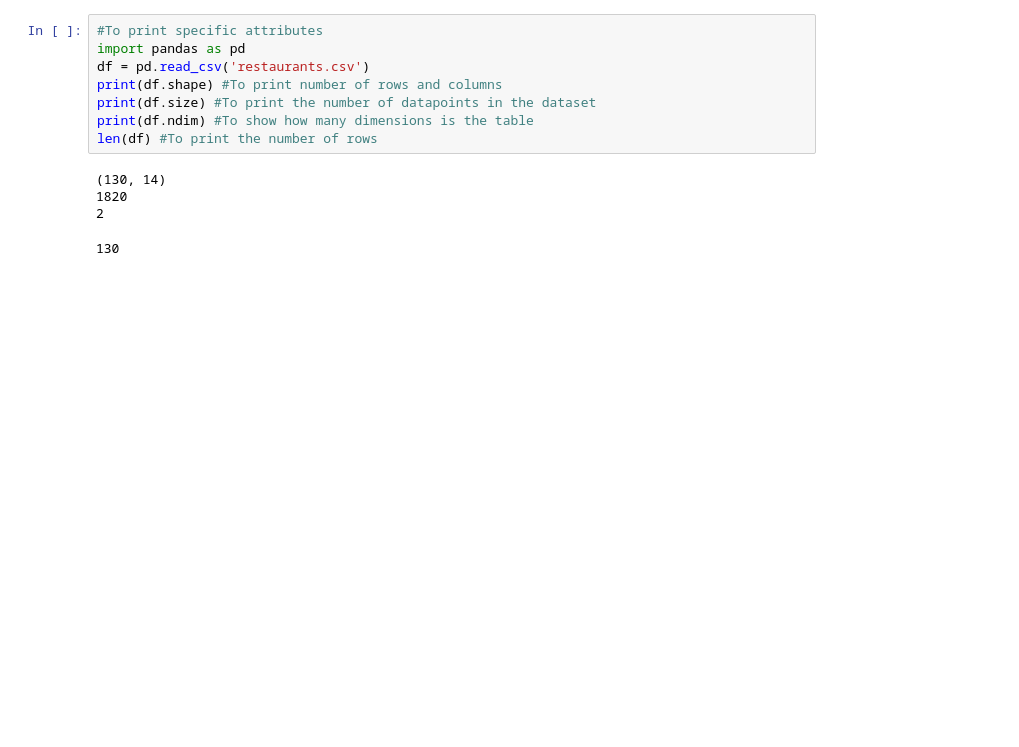
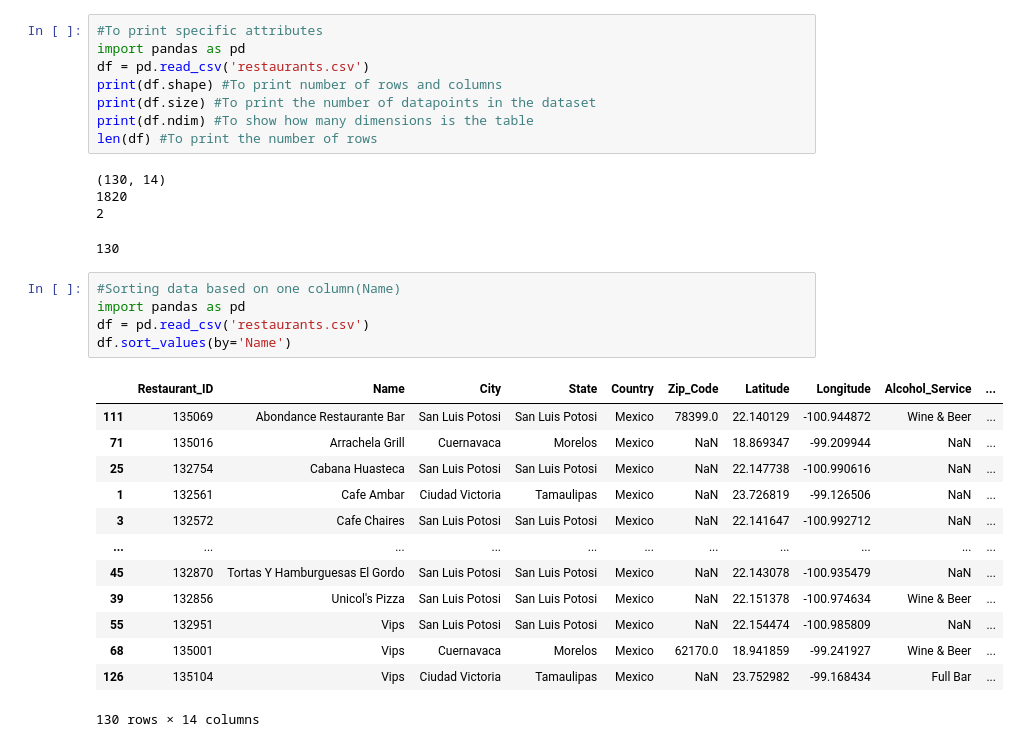
Before and after one commit to Kaushikraviiyer/EDA-Coursework, a Jupyter notebook: Lab_Assessment-1.ipynb, the cells around one changed output. Saved outputs shown, nothing was run; the diff lists cells and outputs as text; blank space fills up the shorter version.

```diff
--- a/Lab_Assessment-1.ipynb
+++ b/Lab_Assessment-1.ipynb
@@ -80,3 +80,22 @@ len(df) #To print the number of rows
 1820
 2
 130
+# %%
+#Sorting data based on one column(Name)
+import pandas as pd
+df = pd.read_csv('restaurants.csv')
+df.sort_values(by='Name')
+# %% [output]
+|  | Restaurant_ID | Name | City | State | Country | Zip_Code | Latitude | Longitude | Alcohol_Service | ... |
+| 111 | 135069 | Abondance Restaurante Bar | San Luis Potosi | San Luis Potosi | Mexico | 78399.0 | 22.140129 | -100.944872 | Wine & Beer | ... |
+| 71 | 135016 | Arrachela Grill | Cuernavaca | Morelos | Mexico | NaN | 18.869347 | -99.209944 | NaN | ... |
+| 25 | 132754 | Cabana Huasteca | San Luis Potosi | San Luis Potosi | Mexico | NaN | 22.147738 | -100.990616 | NaN | ... |
+| 1 | 132561 | Cafe Ambar | Ciudad Victoria | Tamaulipas | Mexico | NaN | 23.726819 | -99.126506 | NaN | ... |
+| 3 | 132572 | Cafe Chaires | San Luis Potosi | San Luis Potosi | Mexico | NaN | 22.141647 | -100.992712 | NaN | ... |
+| ... | ... | ... | ... | ... | ... | ... | ... | ... | ... | ... |
+| 45 | 132870 | Tortas Y Hamburguesas El Gordo | San Luis Potosi | San Luis Potosi | Mexico | NaN | 22.143078 | -100.935479 | NaN | ... |
+| 39 | 132856 | Unicol's Pizza | San Luis Potosi | San Luis Potosi | Mexico | NaN | 22.151378 | -100.974634 | Wine & Beer | ... |
+| 55 | 132951 | Vips | San Luis Potosi | San Luis Potosi | Mexico | NaN | 22.154474 | -100.985809 | NaN | ... |
+| 68 | 135001 | Vips | Cuernavaca | Morelos | Mexico | 62170.0 | 18.941859 | -99.241927 | Wine & Beer | ... |
+| 126 | 135104 | Vips | Ciudad Victoria | Tamaulipas | Mexico | NaN | 23.752982 | -99.168434 | Full Bar | ... |
+130 rows × 14 columns
```
Also changed, not shown: parts of 8 cells of this notebook.
